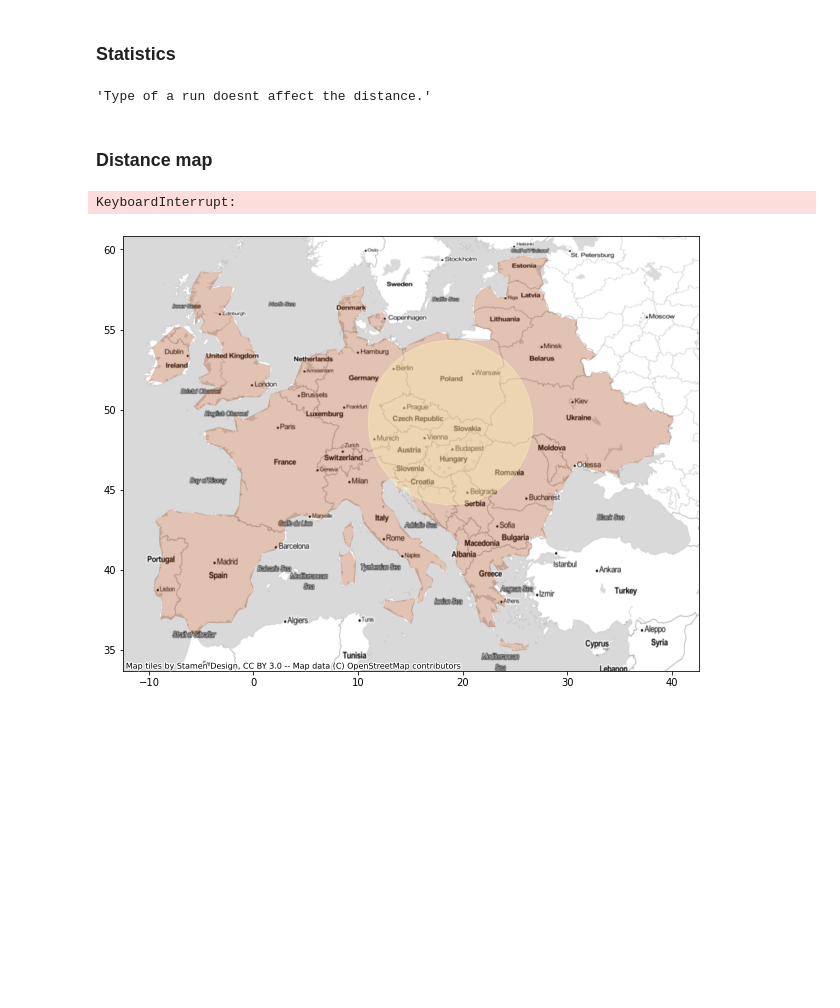
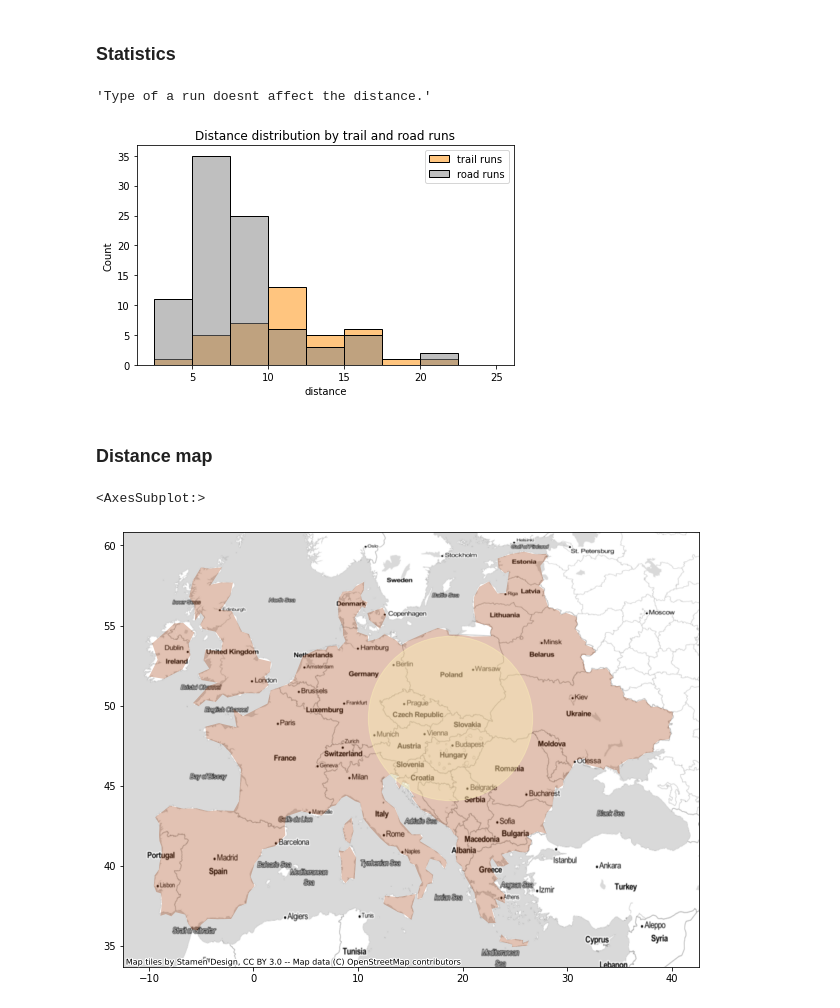
Before and after one commit to Radluy/Stravalytics, a Jupyter notebook: visualize.ipynb, the cells around one changed output. Cells and saved outputs as stored; diff of their text form; code cells hidden in the pictures; blank space fills up the shorter version.

```diff
--- a/visualize.ipynb
+++ b/visualize.ipynb
@@ -442,27 +461,36 @@ Max distance on a bike:
 # %%
 trail = trail_df['distance']
 road = road_df['distance']
 
 # test for normality with shapiro-wilk test
 trail_stat, trail_p_val = stats.shapiro(trail)
 road_stat, road_p_val = stats.shapiro(road)
 
 # H0: distances don't differ between trail and road runs
 # Test for equal variances
 if (trail_p_val < 0.05 and road_p_val < 0.05):
     bart_stat, bart_p_val = stats.bartlett(trail, road)
     if bart_p_val > 0.05:
         stat, p_val = stats.ttest_ind(trail, road, alternative='greater')
 
 stat, p_val = stats.mannwhitneyu(trail, road, alternative='greater')
 
 display(f"Type of a run {'does' if p_val > 0.05 else 'doesnt'} affect the distance.")
+
+bins = np.array([2.5, 5, 7.5, 10, 12.5, 15, 17.5, 20, 22.5, 25])
+merged = pd.concat([trail_df[['distance','trail_run']], road_df[['distance','trail_run']]])
+sns.histplot(data=merged, x='distance', hue='trail_run', bins=bins, palette=['gray', 'darkorange'], alpha=0.5, edgecolor='black')
+plt.legend(['trail runs', 'road runs'])
+plt.title("Distance distribution by trail and road runs")
+plt.tight_layout()
+plt.savefig(path.join(FIGURES, f"distance_distribution.png"), dpi=800)
 # %% [output]
 'Type of a run doesnt affect the distance.'
+[figure, added]
 # %% [markdown]
 ### Distance map
 # %%
-"""dist_by_year =  df[['start_date', 'distance']].groupby(df['start_date'].dt.year).sum()
+dist_by_year =  df[['start_date', 'distance']].groupby(df['start_date'].dt.year).sum()
 ax = plt.figure(figsize=(12,8)).gca()
 
 # Get Europe map
@@ -485,15 +513,7 @@ zilina = gpd.GeoDataFrame()
 zilina['geometry'] = zilina_point
 zilina = zilina.to_crs(europe.crs)
 zilina.plot(ax=ax, color=COLOR[-1], alpha=0.4, markersize=27000)
-
-def get_country(coords):
-    geolocator = Nominatim(user_agent="stravlytics")
-    location = geolocator.reverse(coords)
-    return location.raw['address'].get('country', '')
-
-df_country = df.copy()
-df_country['country'] = df_country['start_latlng'].apply(lambda x: get_country(x))
-df_country['country']"""
+#TODO#####################################
 # %% [output]
-KeyboardInterrupt:
+<AxesSubplot:>
 [figure]
```
Also changed, not shown: parts of 8 cells of this notebook.
